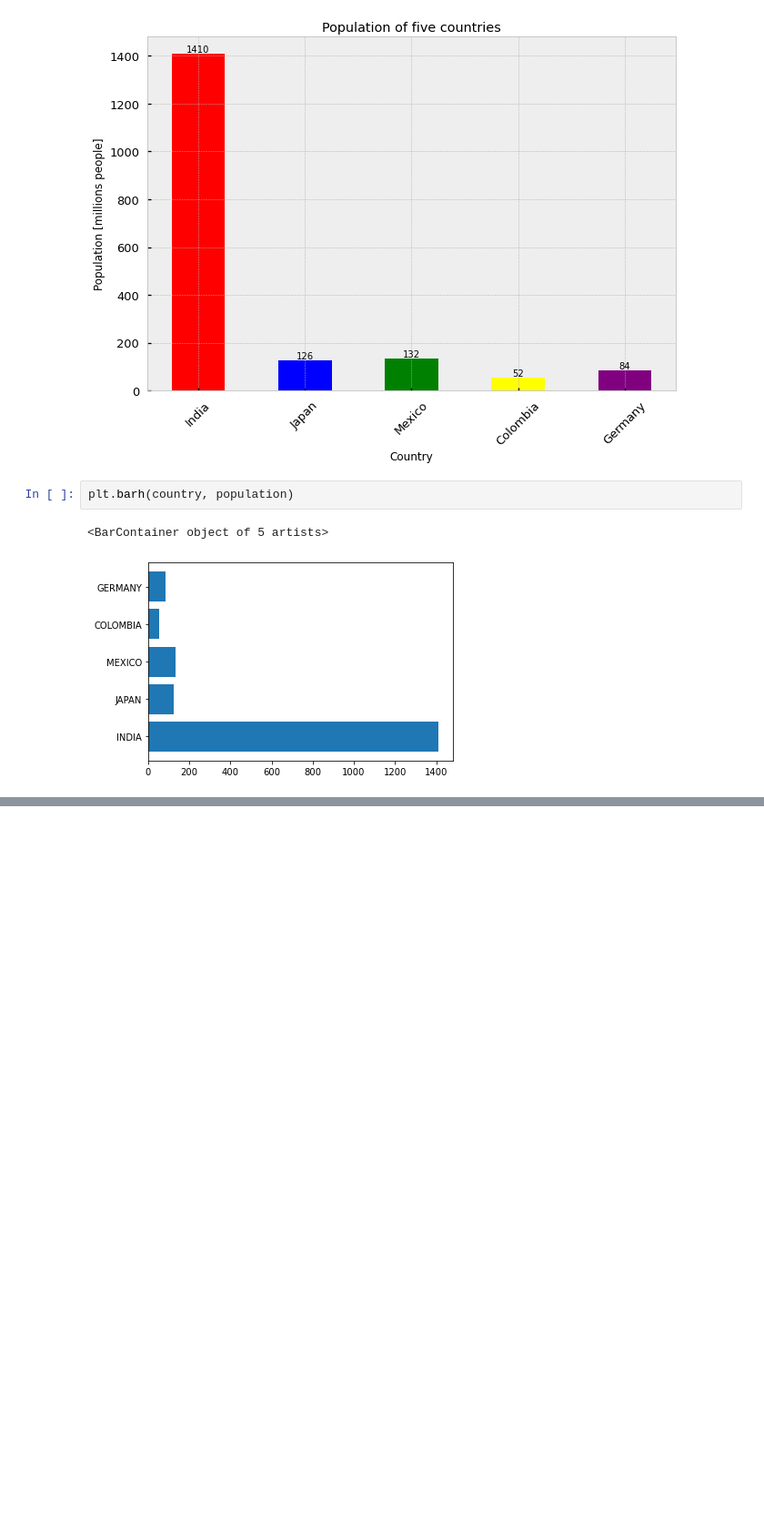
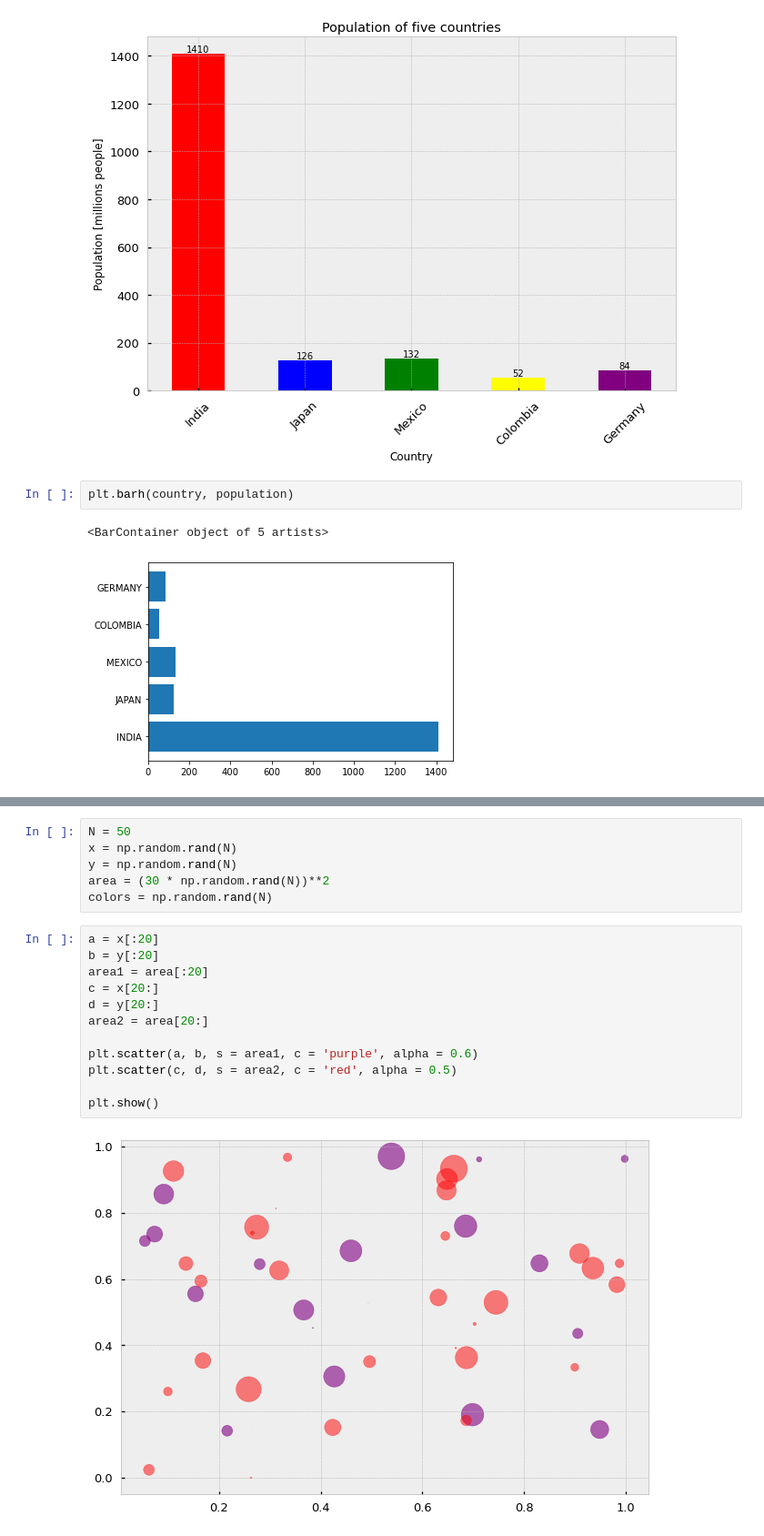
Before and after one commit to DiegoFLM/matplotlib-Seaborn, a Jupyter notebook: bar.ipynb, the cells around one changed output, grey strips where cells are left out. Shown at 91% size. Drawn from its saved outputs; the diff is of its cells as text; blank space fills up the shorter version.

```diff
--- a/bar.ipynb
+++ b/bar.ipynb
@@ -26,0 +82,20 @@ plt.barh(country, population)
+# %%
+N = 50
+x = np.random.rand(N)
+y = np.random.rand(N)
+area = (30 * np.random.rand(N))**2
+colors = np.random.rand(N)
+# %%
+a = x[:20]
+b = y[:20]
+area1 = area[:20]
+c = x[20:]
+d = y[20:]
+area2 = area[20:]
+
+plt.scatter(a, b, s = area1, c = 'purple', alpha = 0.6)
+plt.scatter(c, d, s = area2, c = 'red', alpha = 0.5)
+
+plt.show()
+# %% [output]
+[figure, added]
```
Also changed, not shown: parts of 12 cells of this notebook, 2 other files.
